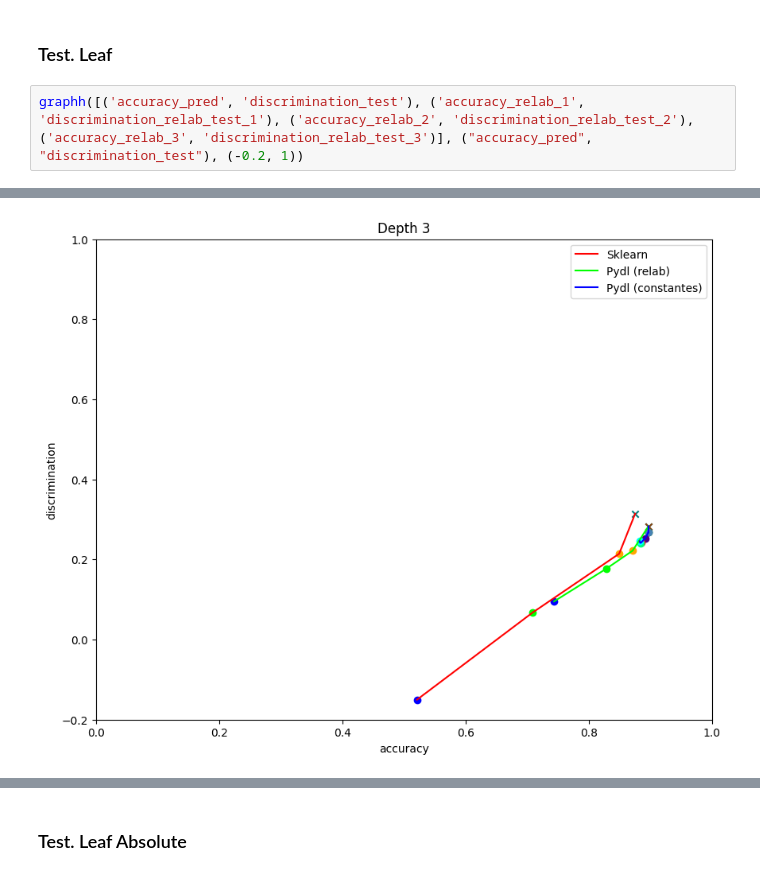
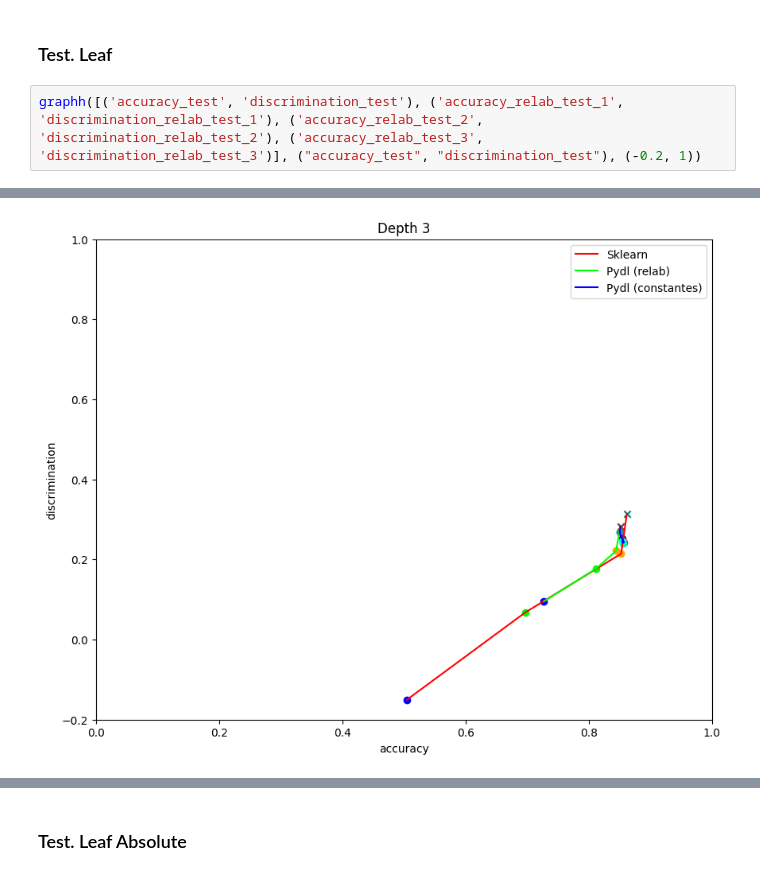
Before and after one commit to Hadyark/Masters-thesis_How-to-find-Decision-Trees-that-are-Optimal, a Jupyter notebook: MyCode/graph.ipynb, the cells around one changed output, grey strips where cells are left out. Cells and saved outputs as stored; diff of their text form.

```diff
--- a/MyCode/graph.ipynb
+++ b/MyCode/graph.ipynb
@@ -203,5 +203,5 @@ graphh([('accuracy_test', 'sum_discrimination_additive_test_pred_abs'), ('accura
 # %% [markdown]
 ### Test. Leaf
 # %%
-graphh([('accuracy_pred', 'discrimination_test'), ('accuracy_relab_1', 'discrimination_relab_test_1'), ('accuracy_relab_2', 'discrimination_relab_test_2'), ('accuracy_relab_3', 'discrimination_relab_test_3')], ("accuracy_pred", "discrimination_test"), (-0.2, 1))
+graphh([('accuracy_test', 'discrimination_test'), ('accuracy_relab_test_1', 'discrimination_relab_test_1'), ('accuracy_relab_test_2', 'discrimination_relab_test_2'), ('accuracy_relab_test_3', 'discrimination_relab_test_3')], ("accuracy_test", "discrimination_test"), (-0.2, 1))
 # %% [output]
@@ -210 +210 @@ graphh([('accuracy_pred', 'discrimination_test'), ('accuracy_relab_1', 'discrimi
-[figure, old version]
+[figure, new version]
```
Also changed, not shown: parts of 7 cells of this notebook, 2 other files.
